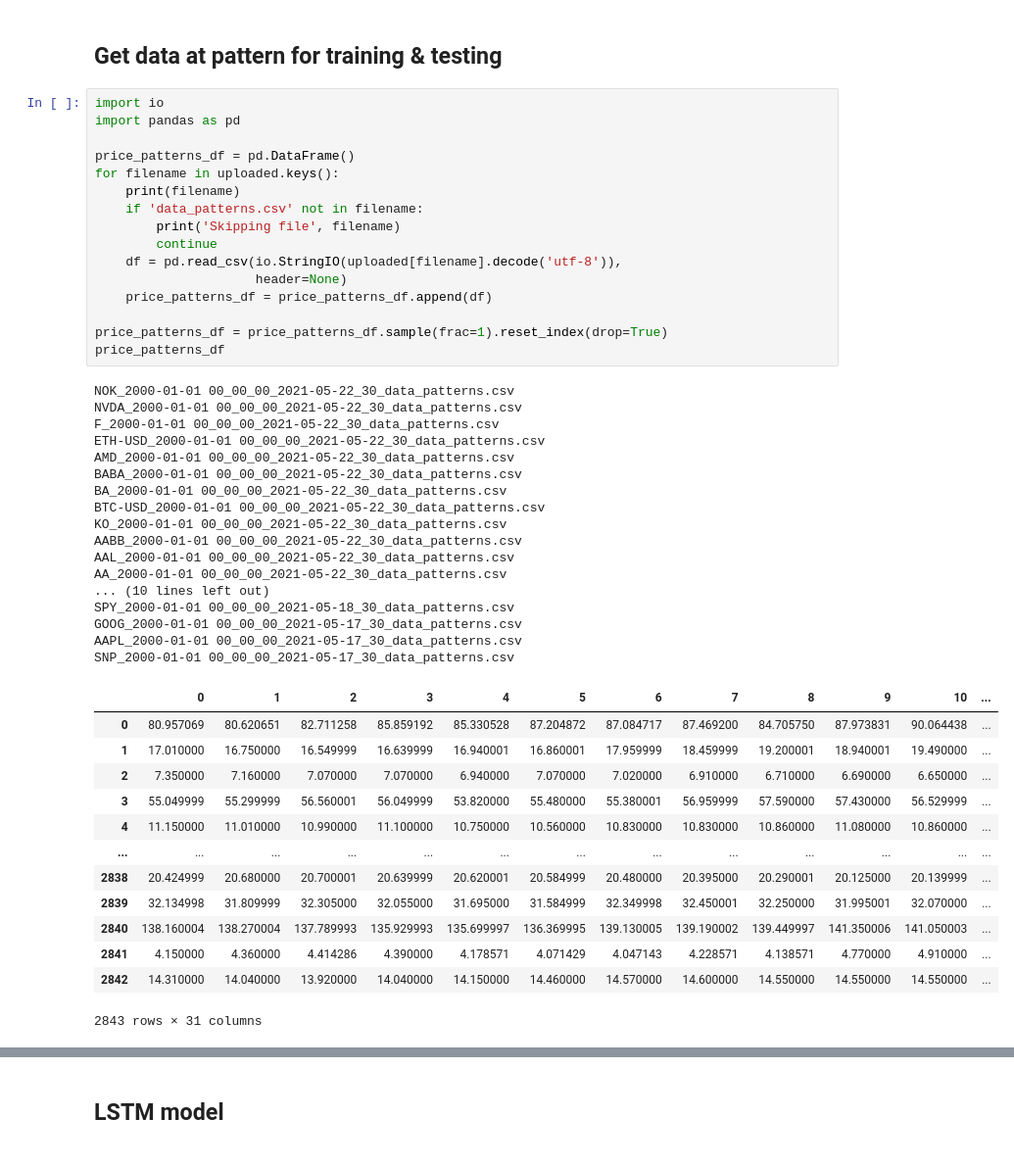
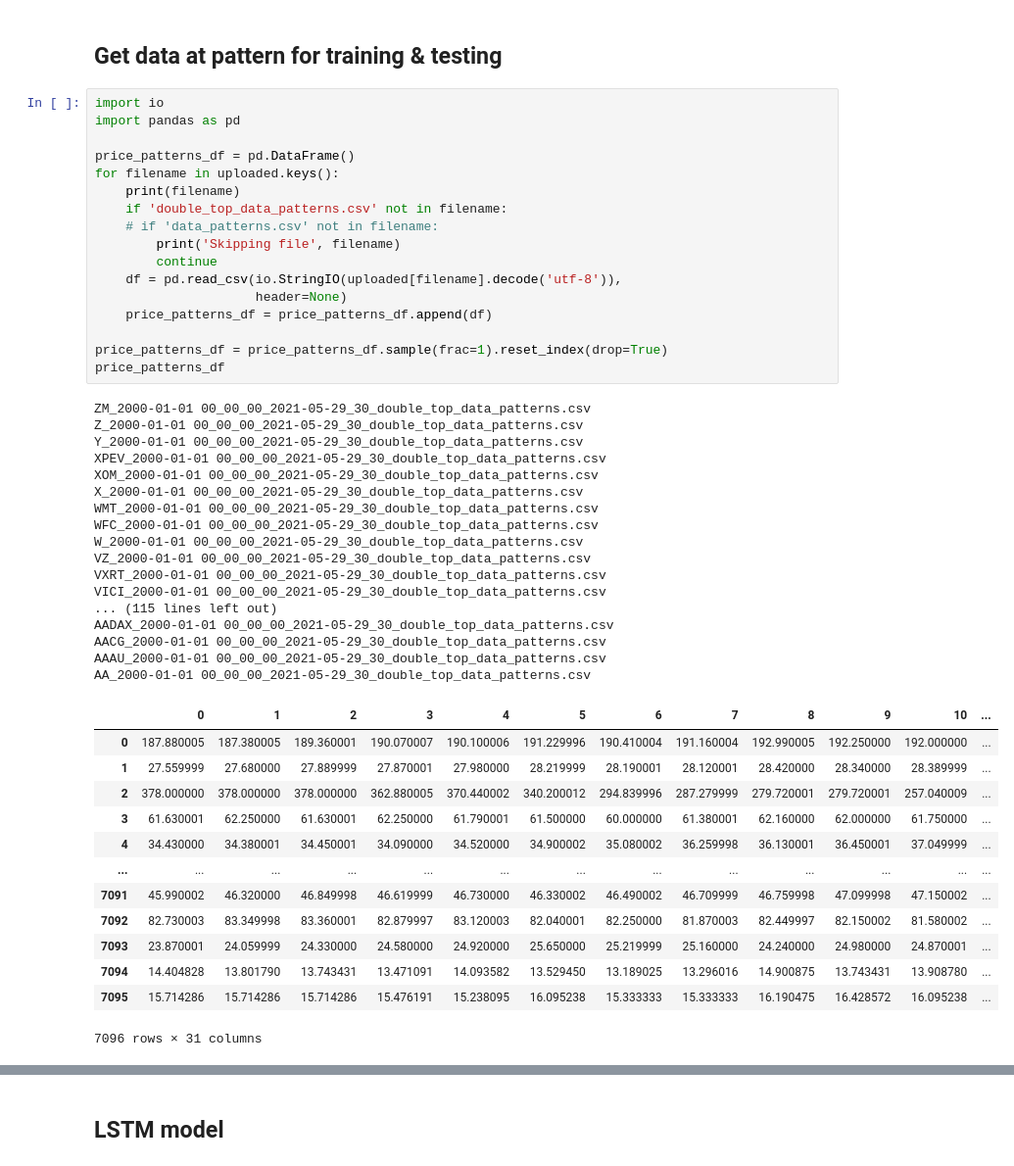
Before and after one commit to romqn1999/Predict-price-after-pattern, a Jupyter notebook: Predict_price_after_pattern.ipynb, the cells around one changed output, grey strips where cells are left out. Shown at 98% size. Saved outputs shown, nothing was run; the diff lists cells and outputs as text.

```diff
--- a/Predict_price_after_pattern.ipynb
+++ b/Predict_price_after_pattern.ipynb
@@ -47,47 +52,48 @@ from keras.callbacks import EarlyStopping
 # %%
 import io
 import pandas as pd
 
 price_patterns_df = pd.DataFrame()
 for filename in uploaded.keys():
     print(filename)
-    if 'data_patterns.csv' not in filename:
+    if 'double_top_data_patterns.csv' not in filename:
+    # if 'data_patterns.csv' not in filename:
         print('Skipping file', filename)
         continue
     df = pd.read_csv(io.StringIO(uploaded[filename].decode('utf-8')),
                      header=None)
     price_patterns_df = price_patterns_df.append(df)
 
 price_patterns_df = price_patterns_df.sample(frac=1).reset_index(drop=True)
 price_patterns_df
 # %% [output]
-NOK_2000-01-01 00_00_00_2021-05-22_30_data_patterns.csv
-NVDA_2000-01-01 00_00_00_2021-05-22_30_data_patterns.csv
-F_2000-01-01 00_00_00_2021-05-22_30_data_patterns.csv
-ETH-USD_2000-01-01 00_00_00_2021-05-22_30_data_patterns.csv
-AMD_2000-01-01 00_00_00_2021-05-22_30_data_patterns.csv
-BABA_2000-01-01 00_00_00_2021-05-22_30_data_patterns.csv
-BA_2000-01-01 00_00_00_2021-05-22_30_data_patterns.csv
-BTC-USD_2000-01-01 00_00_00_2021-05-22_30_data_patterns.csv
-KO_2000-01-01 00_00_00_2021-05-22_30_data_patterns.csv
-AABB_2000-01-01 00_00_00_2021-05-22_30_data_patterns.csv
-AAL_2000-01-01 00_00_00_2021-05-22_30_data_patterns.csv
-AA_2000-01-01 00_00_00_2021-05-22_30_data_patterns.csv
-... (10 lines left out)
-SPY_2000-01-01 00_00_00_2021-05-18_30_data_patterns.csv
-GOOG_2000-01-01 00_00_00_2021-05-17_30_data_patterns.csv
-AAPL_2000-01-01 00_00_00_2021-05-17_30_data_patterns.csv
-SNP_2000-01-01 00_00_00_2021-05-17_30_data_patterns.csv
+ZM_2000-01-01 00_00_00_2021-05-29_30_double_top_data_patterns.csv
+Z_2000-01-01 00_00_00_2021-05-29_30_double_top_data_patterns.csv
+Y_2000-01-01 00_00_00_2021-05-29_30_double_top_data_patterns.csv
+XPEV_2000-01-01 00_00_00_2021-05-29_30_double_top_data_patterns.csv
+XOM_2000-01-01 00_00_00_2021-05-29_30_double_top_data_patterns.csv
+X_2000-01-01 00_00_00_2021-05-29_30_double_top_data_patterns.csv
+WMT_2000-01-01 00_00_00_2021-05-29_30_double_top_data_patterns.csv
+WFC_2000-01-01 00_00_00_2021-05-29_30_double_top_data_patterns.csv
+W_2000-01-01 00_00_00_2021-05-29_30_double_top_data_patterns.csv
+VZ_2000-01-01 00_00_00_2021-05-29_30_double_top_data_patterns.csv
+VXRT_2000-01-01 00_00_00_2021-05-29_30_double_top_data_patterns.csv
+VICI_2000-01-01 00_00_00_2021-05-29_30_double_top_data_patterns.csv
+... (115 lines left out)
+AADAX_2000-01-01 00_00_00_2021-05-29_30_double_top_data_patterns.csv
+AACG_2000-01-01 00_00_00_2021-05-29_30_double_top_data_patterns.csv
+AAAU_2000-01-01 00_00_00_2021-05-29_30_double_top_data_patterns.csv
+AA_2000-01-01 00_00_00_2021-05-29_30_double_top_data_patterns.csv
 |  | 0 | 1 | 2 | 3 | 4 | 5 | 6 | 7 | 8 | 9 | 10 | ... |
-| 0 | 80.957069 | 80.620651 | 82.711258 | 85.859192 | 85.330528 | 87.204872 | 87.084717 | 87.469200 | 84.705750 | 87.973831 | 90.064438 | ... |
-| 1 | 17.010000 | 16.750000 | 16.549999 | 16.639999 | 16.940001 | 16.860001 | 17.959999 | 18.459999 | 19.200001 | 18.940001 | 19.490000 | ... |
-| 2 | 7.350000 | 7.160000 | 7.070000 | 7.070000 | 6.940000 | 7.070000 | 7.020000 | 6.910000 | 6.710000 | 6.690000 | 6.650000 | ... |
-| 3 | 55.049999 | 55.299999 | 56.560001 | 56.049999 | 53.820000 | 55.480000 | 55.380001 | 56.959999 | 57.590000 | 57.430000 | 56.529999 | ... |
-| 4 | 11.150000 | 11.010000 | 10.990000 | 11.100000 | 10.750000 | 10.560000 | 10.830000 | 10.830000 | 10.860000 | 11.080000 | 10.860000 | ... |
+| 0 | 187.880005 | 187.380005 | 189.360001 | 190.070007 | 190.100006 | 191.229996 | 190.410004 | 191.160004 | 192.990005 | 192.250000 | 192.000000 | ... |
+| 1 | 27.559999 | 27.680000 | 27.889999 | 27.870001 | 27.980000 | 28.219999 | 28.190001 | 28.120001 | 28.420000 | 28.340000 | 28.389999 | ... |
+| 2 | 378.000000 | 378.000000 | 378.000000 | 362.880005 | 370.440002 | 340.200012 | 294.839996 | 287.279999 | 279.720001 | 279.720001 | 257.040009 | ... |
+| 3 | 61.630001 | 62.250000 | 61.630001 | 62.250000 | 61.790001 | 61.500000 | 60.000000 | 61.380001 | 62.160000 | 62.000000 | 61.750000 | ... |
+| 4 | 34.430000 | 34.380001 | 34.450001 | 34.090000 | 34.520000 | 34.900002 | 35.080002 | 36.259998 | 36.130001 | 36.450001 | 37.049999 | ... |
 | ... | ... | ... | ... | ... | ... | ... | ... | ... | ... | ... | ... | ... |
-| 2838 | 20.424999 | 20.680000 | 20.700001 | 20.639999 | 20.620001 | 20.584999 | 20.480000 | 20.395000 | 20.290001 | 20.125000 | 20.139999 | ... |
-| 2839 | 32.134998 | 31.809999 | 32.305000 | 32.055000 | 31.695000 | 31.584999 | 32.349998 | 32.450001 | 32.250000 | 31.995001 | 32.070000 | ... |
-| 2840 | 138.160004 | 138.270004 | 137.789993 | 135.929993 | 135.699997 | 136.369995 | 139.130005 | 139.190002 | 139.449997 | 141.350006 | 141.050003 | ... |
-| 2841 | 4.150000 | 4.360000 | 4.414286 | 4.390000 | 4.178571 | 4.071429 | 4.047143 | 4.228571 | 4.138571 | 4.770000 | 4.910000 | ... |
-| 2842 | 14.310000 | 14.040000 | 13.920000 | 14.040000 | 14.150000 | 14.460000 | 14.570000 | 14.600000 | 14.550000 | 14.550000 | 14.550000 | ... |
+| 7091 | 45.990002 | 46.320000 | 46.849998 | 46.619999 | 46.730000 | 46.330002 | 46.490002 | 46.709999 | 46.759998 | 47.099998 | 47.150002 | ... |
+| 7092 | 82.730003 | 83.349998 | 83.360001 | 82.879997 | 83.120003 | 82.040001 | 82.250000 | 81.870003 | 82.449997 | 82.150002 | 81.580002 | ... |
+| 7093 | 23.870001 | 24.059999 | 24.330000 | 24.580000 | 24.920000 | 25.650000 | 25.219999 | 25.160000 | 24.240000 | 24.980000 | 24.870001 | ... |
+| 7094 | 14.404828 | 13.801790 | 13.743431 | 13.471091 | 14.093582 | 13.529450 | 13.189025 | 13.296016 | 14.900875 | 13.743431 | 13.908780 | ... |
+| 7095 | 15.714286 | 15.714286 | 15.714286 | 15.476191 | 15.238095 | 16.095238 | 15.333333 | 15.333333 | 16.190475 | 16.428572 | 16.095238 | ... |
-2843 rows × 31 columns
+7096 rows × 31 columns
```
Also changed, not shown: parts of 25 cells of this notebook.
